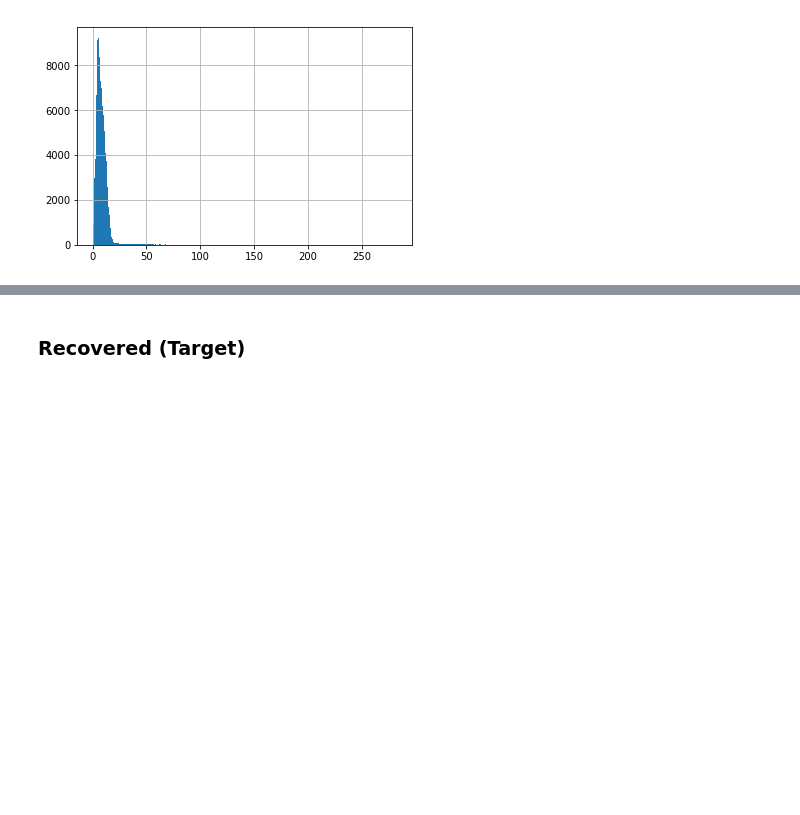
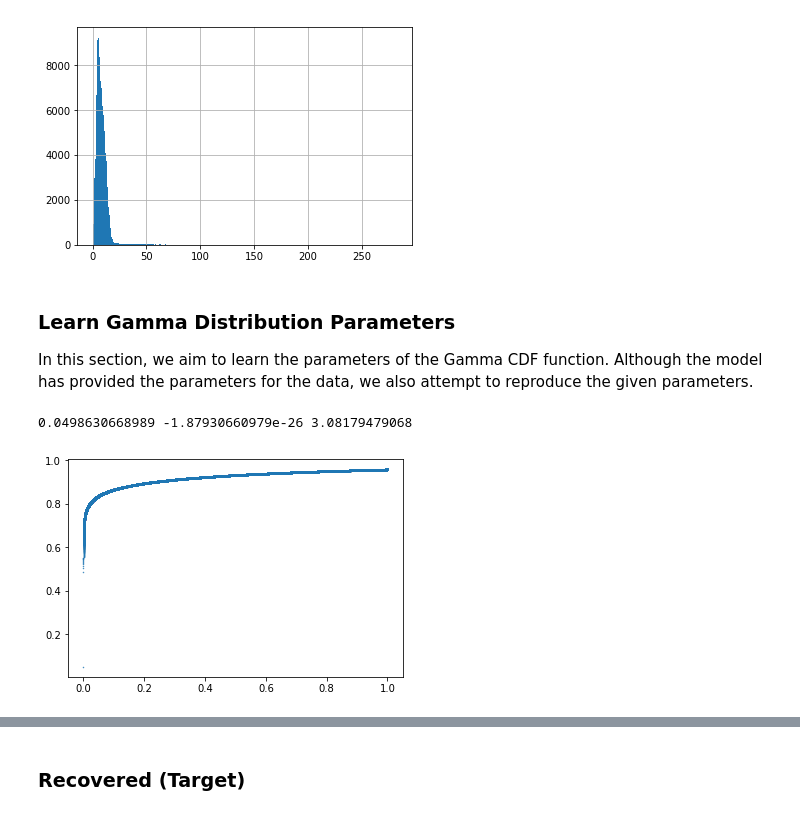
Before and after one commit to yutarochan/DS440, a Jupyter notebook: notebooks/EDA.ipynb, the cells around one changed output, grey strips where cells are left out. Cells and saved outputs as stored; diff of their text form; code cells hidden in the pictures; blank space fills up the shorter version.

```diff
--- a/notebooks/EDA.ipynb
+++ b/notebooks/EDA.ipynb
@@ -236,3 +301,23 @@ df['Expected_MES'].hist(bins=500)
 plt.show()
 # %% [output]
 [figure]
+# %% [markdown]
+### Learn Gamma Distribution Parameters
+In this section, we aim to learn the parameters of the Gamma CDF function. Although the model has provided the parameters for the data, we also attempt to reproduce the given parameters.
+# %%
+# Gamma Distribution Function Fitter
+exp_mes = df['Expected_MES'].values[~np.isnan(df['Expected_MES'].values)]
+shape, loc, scale = gamma.fit(exp_mes)
+
+print(shape, loc, scale)
+# %% [output]
+0.0498630668989 -1.87930660979e-26 3.08179479068
+# %%
+# Learned Parameters
+test_mes = np.arange(0.0, 1, 0.000001)
+gamma_model = gamma.cdf(test_mes, a=shape, loc=loc, scale=scale)
+
+plt.scatter(test_mes, gamma_model, s=0.2)
+plt.show()
+# %% [output]
+[figure, added]
```
Also changed, not shown: parts of 11 cells of this notebook, 2 other files.
